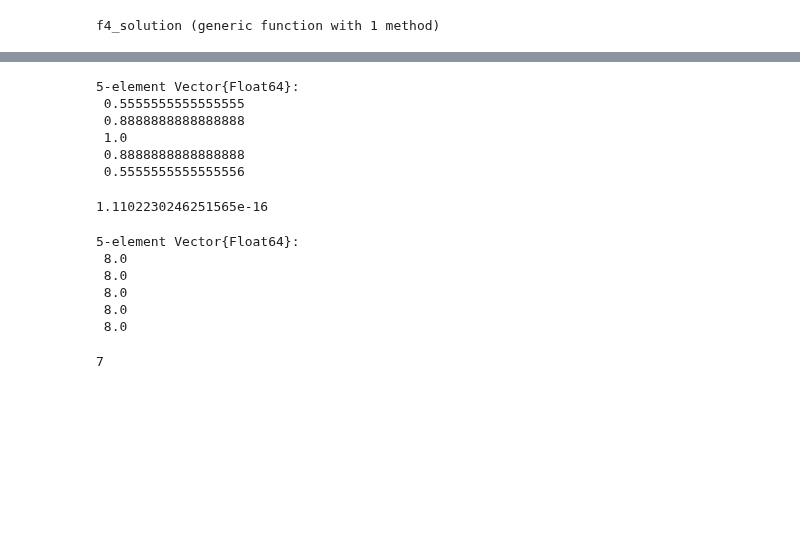
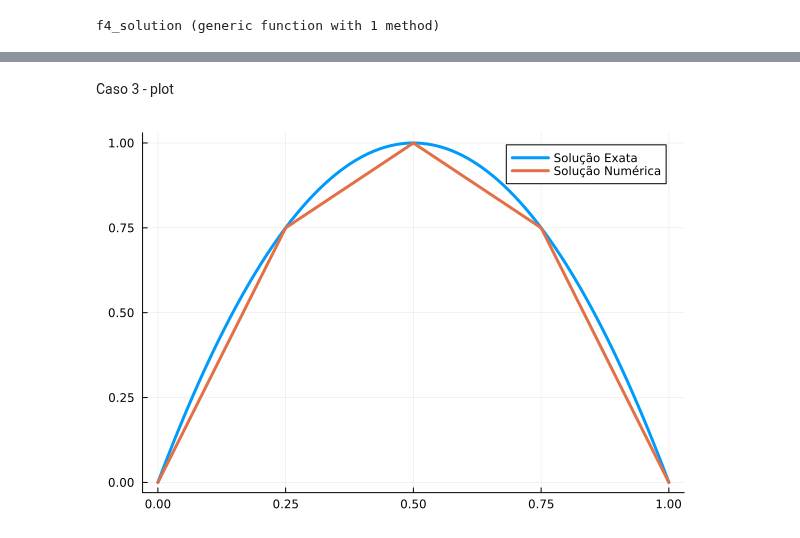
Before and after one commit to CarlosEduardoValladares/Elementos-Finitos-2024.2, a Jupyter notebook: elementos_finitos_01.ipynb, the cells around one changed output, grey strips where cells are left out. Drawn from its saved outputs; the diff is of its cells as text; code cells hidden in the pictures; blank space fills up the shorter version.

Commit message:
Feita implementação da solução via Galerkin, com estudo de erro

```diff
--- a/elementos_finitos_01.ipynb
+++ b/elementos_finitos_01.ipynb
@@ -261,16 +261,36 @@ function solve_via_galerkin_1(α::Float64, β::Float64, m::Int64, K::Matrix{Floa
 
     h = 1/(m+1)
 
-    A = monta_K(α, β, m)
-
     b = zeros(m)
     for i in 1:m
         b[i] = 8*h
 
     end
 
-    num_solution = A\b
+    num_solution = K\b
+
+    prepend!(num_solution, 0)
+    append!(num_solution, 0)
 
     return num_solution
 end
+
+function solve_via_galerkin_2(α::Float64, β::Float64, m::Int64, K::Matrix{Float64}, f)
+
+    h = 1/(m+1)
+
+    b = zeros(m)
+    points = get_point.(1:m, m)
+
+    for i in 1:m
+        b[i] = h*points[i]
+    end
+
+    num_solution = K\b
+
+    prepend!(num_solution, 0)
+    append!(num_solution, 0)
+
+    return num_solution
+end
 # %% [output]
@@ -305,29 +316,18 @@ diff_sol = solve_equation(1.0, 0.0, 5, f3)
-# %%
-K = monta_K(1.0, 0.0, 5)
-galerkin_sol = solve_via_galerkin_1(1.0, 0.0, 5, K, f3)
-# %% [output]
-5-element Vector{Float64}:
- 0.5555555555555555
- 0.8888888888888888
- 1.0
- 0.8888888888888888
- 0.5555555555555556
-# %%
-m = 5
-h = 1/(m+1)
-erro = maximum(abs.(f3_solution.(h:h:1-h) - galerkin_sol))
-# %% [output]
-1.1102230246251565e-16
-# %%
-f3.(h:h:1-h, 1.0, 0.0)
-# %% [output]
-5-element Vector{Float64}:
- 8.0
- 8.0
- 8.0
- 8.0
- 8.0
-# %%
-get_point(1, m)
-# %% [output]
-7
+# %% [markdown]
+Caso 3 - plot
+# %%
+m = 3
+diff_sol = solve_equation(1.0, 0.0, m, f3)
+
+K = monta_K(1.0, 0.0, m)
+galerkin_sol = solve_via_galerkin_1(1.0, 0.0, m, K, f3)
+
+h = 1/(m+1)
+points = get_point.(0:m+1, m)
+erro = maximum(abs.(f3_solution.(points) - galerkin_sol))
+
+points = get_point.(0:m+1, m)
+plot(f3_solution, range(0, 1, 100), lw=3, label="Solução Exata")
+plot!(points, galerkin_sol, lw=3, label="Solução Numérica")
+# %% [output]
+[figure, added]
```
Also changed, not shown: parts of 5 cells of this notebook.
